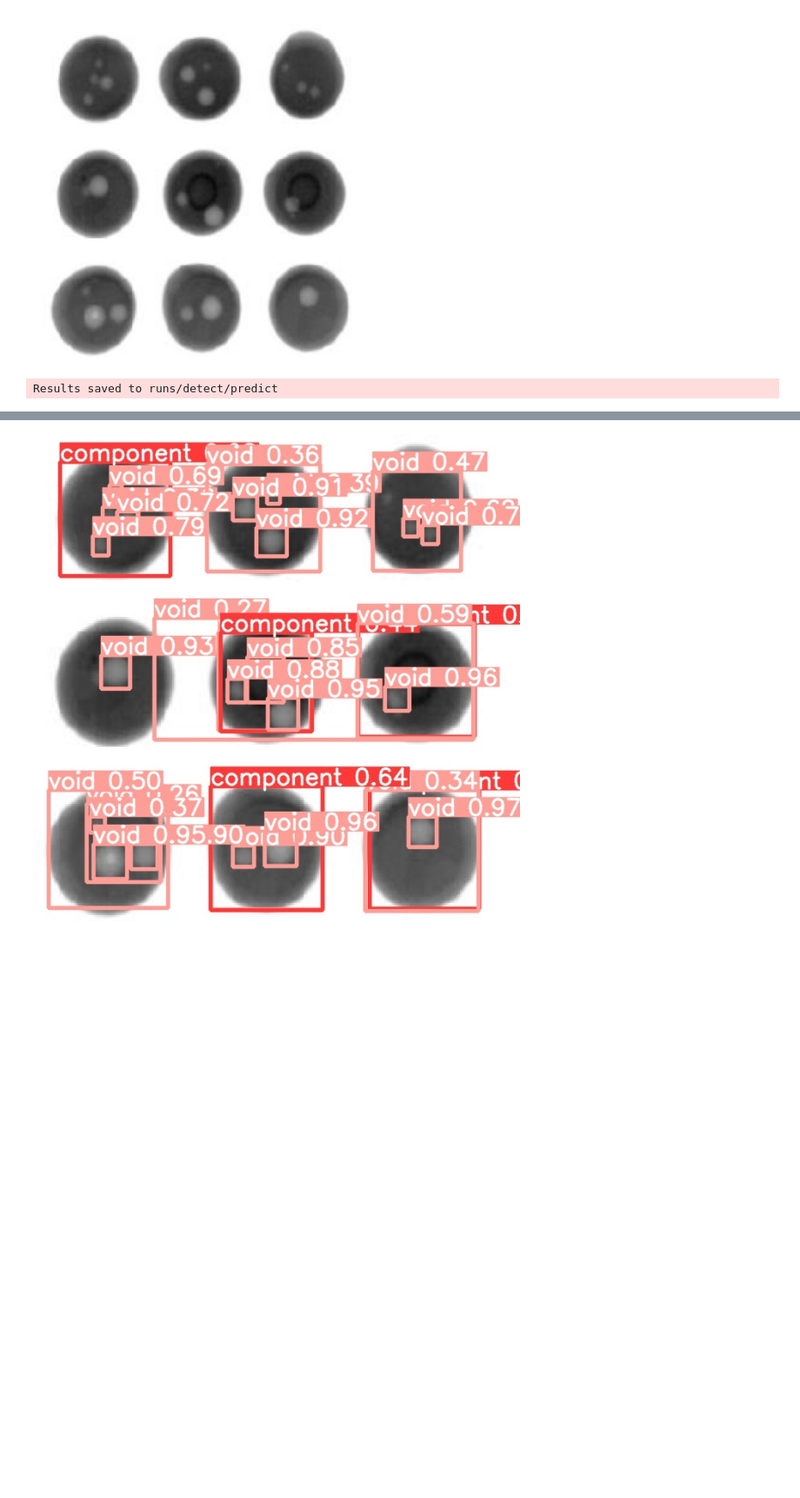
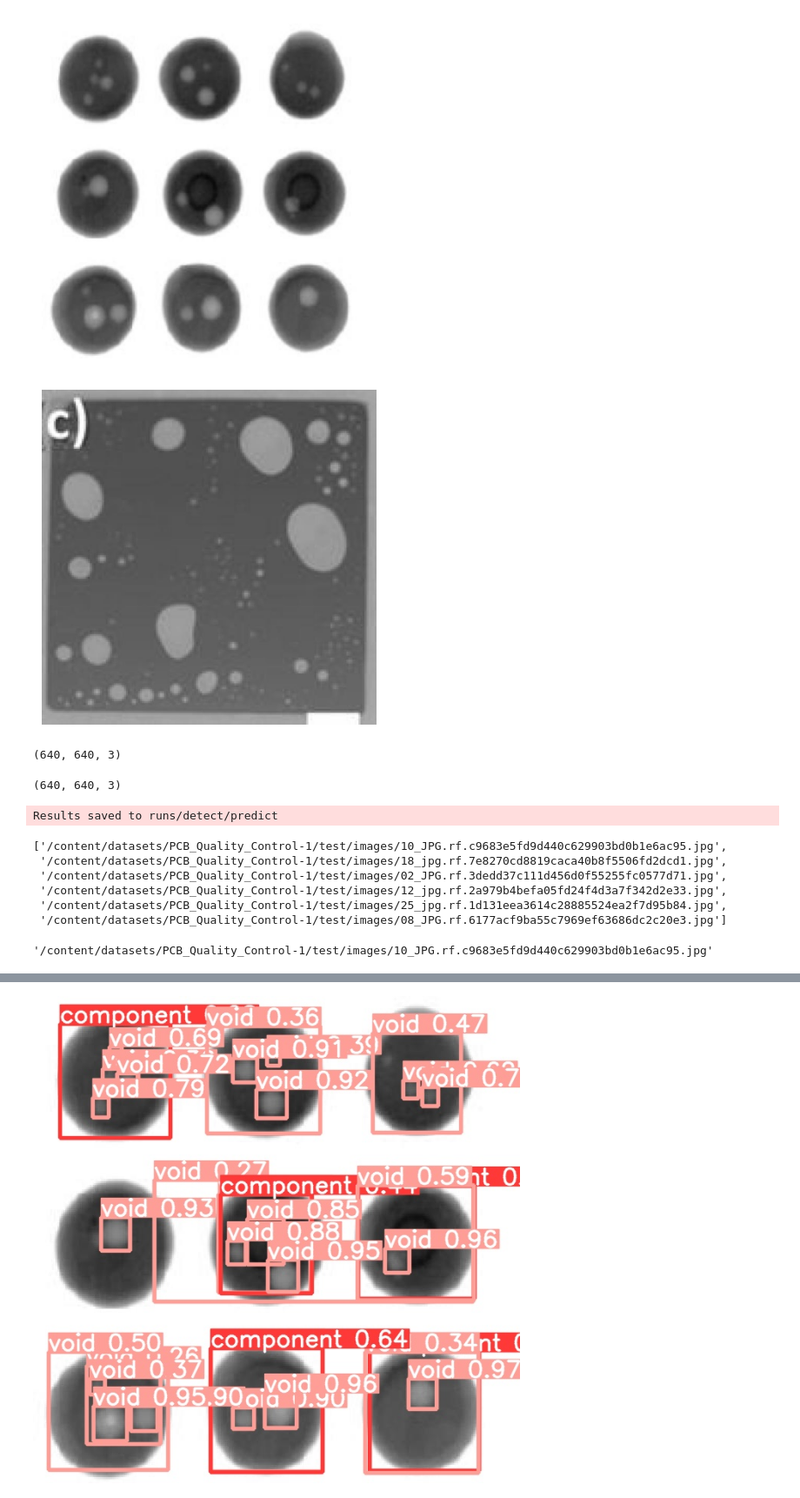
Before and after one commit to ajosegun/PCBQualityControl, a Jupyter notebook: 02_Inference_SAM_PCBQualityControl.ipynb, the cells around one changed output, grey strips where cells are left out. Shown at 87% size. Cells and saved outputs as stored; diff of their text form; code cells hidden in the pictures; blank space fills up the shorter version.

```diff
--- a/02_Inference_SAM_PCBQualityControl.ipynb
+++ b/02_Inference_SAM_PCBQualityControl.ipynb
@@ -258,7 +260,46 @@ plt.show()
 predictor.set_image(image)
 # %% [output]
 [figure]
+# %%
+# /content/datasets/PCB_Quality_Control-1/test/images/12_jpg.rf.2a979b4befa05fd24f4d3a7f342d2e33.jpg
+
+image_path2 = f'{dataset.location}/test/images/12_jpg.rf.2a979b4befa05fd24f4d3a7f342d2e33.jpg'
+
+image2 = cv2.imread(image_path2)
+image2 = cv2.cvtColor(image2, cv2.COLOR_BGR2RGB)
+
+plt.figure(figsize=(5, 5))
+plt.imshow(image2)
+plt.axis('off')
+plt.show()
+
+predictor.set_image(image2)
+# %% [output]
+[figure, added]
+# %%
+image2.shape
+# %% [output]
+(640, 640, 3)
+# %%
+image.shape
+# %% [output]
+(640, 640, 3)
 # %%
 results_for_sam = model.predict(source=image_path, conf=0.25, save=True)
 # %% [output]
 Results saved to runs/detect/predict
+# %%
+import glob
+imgs=glob.glob(f"{dataset.location}/test/images/*") #
+imgs
+# %% [output]
+['/content/datasets/PCB_Quality_Control-1/test/images/10_JPG.rf.c9683e5fd9d440c629903bd0b1e6ac95.jpg',
+ '/content/datasets/PCB_Quality_Control-1/test/images/18_jpg.rf.7e8270cd8819caca40b8f5506fd2dcd1.jpg',
+ '/content/datasets/PCB_Quality_Control-1/test/images/02_JPG.rf.3dedd37c111d456d0f55255fc0577d71.jpg',
+ '/content/datasets/PCB_Quality_Control-1/test/images/12_jpg.rf.2a979b4befa05fd24f4d3a7f342d2e33.jpg',
+ '/content/datasets/PCB_Quality_Control-1/test/images/25_jpg.rf.1d131eea3614c28885524ea2f7d95b84.jpg',
+ '/content/datasets/PCB_Quality_Control-1/test/images/08_JPG.rf.6177acf9ba55c7969ef63686dc2c20e3.jpg']
+# %%
+imgs[0]
+# %% [output]
+'/content/datasets/PCB_Quality_Control-1/test/images/10_JPG.rf.c9683e5fd9d440c629903bd0b1e6ac95.jpg'
```
Also changed, not shown: parts of 20 cells of this notebook.
